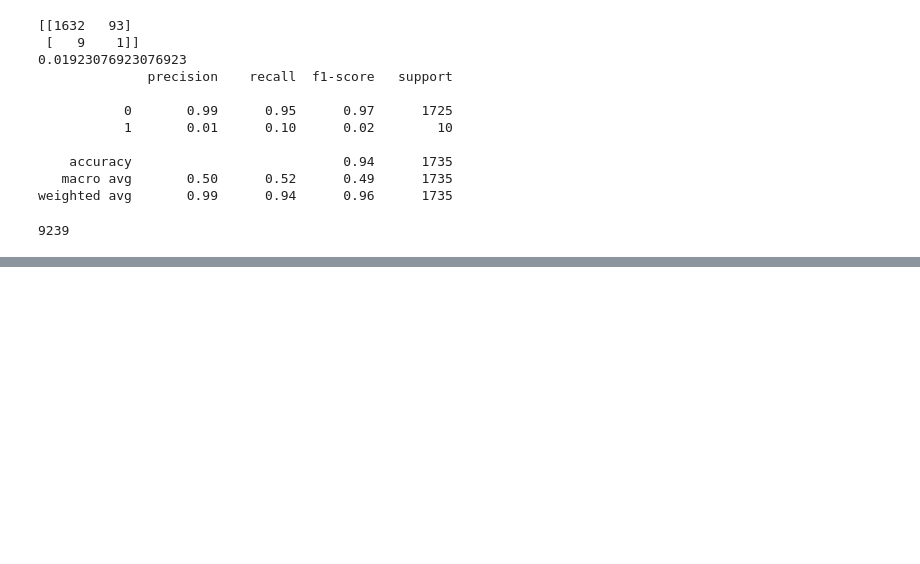
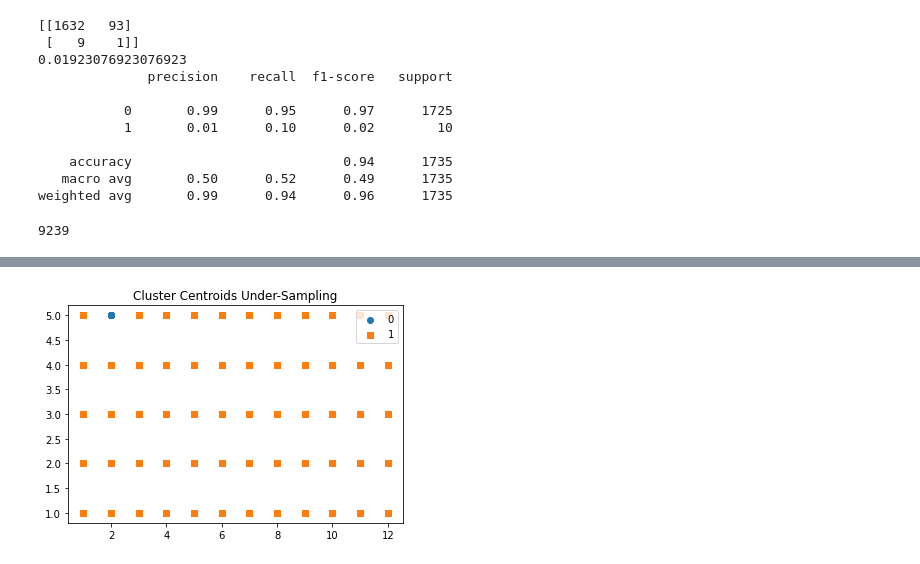
Before and after one commit to aniket414/car-insurance-fraud, a Jupyter notebook: Models.ipynb, the cells around one changed output, grey strips where cells are left out. Cells and saved outputs as stored; diff of their text form; code cells hidden in the pictures; blank space fills up the shorter version.

```diff
--- a/Models.ipynb
+++ b/Models.ipynb
@@ -615,6 +564,8 @@ print_score(m)
 # %%
-cc = ClusterCentroids(sampling_strategy={0: 6000}, n_jobs=4)
+cc = ClusterCentroids(sampling_strategy={0:6000}, n_jobs=4)
 
 X_cc, y_cc = cc.fit_resample(X_train.drop('PolicyNumber', axis=1), y_train)
 
-plot_2d_space(X_cc, y_cc, 'Cluster Centroids under-sampling')
+plot_2d_space(X_cc, y_cc, 'Cluster Centroids Under-Sampling')
+# %% [output]
+[figure, added]
```
Also changed, not shown: parts of 32 cells of this notebook.
